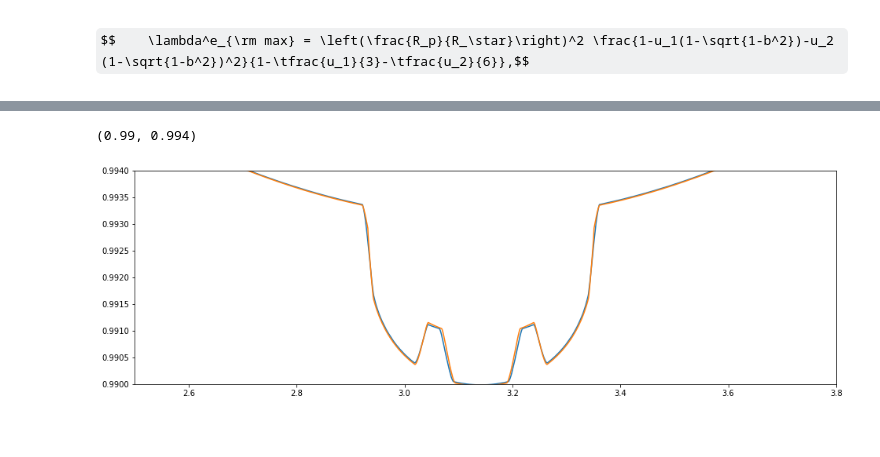
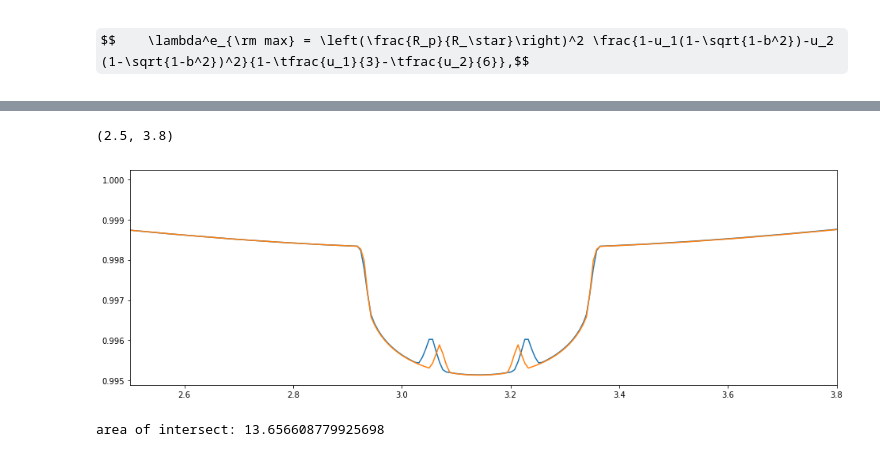
Before and after one commit to bmorris3/zeitsprung, a Jupyter notebook: fleck_transit.ipynb, the cells around one changed output, grey strips where cells are left out. Saved outputs shown, nothing was run; the diff lists cells and outputs as text; code cells hidden in the pictures; some formulas as TeX source.

```diff
--- a/fleck_transit.ipynb
+++ b/fleck_transit.ipynb
@@ -49,7 +52,7 @@ z = np.abs(d)
 from astropy.time import Time
 
 times = Time(np.linspace(0, 2*np.pi, n_rotations), format='jd')
-planet = Planet(per=2*np.pi, inc=90, a=15, t0=np.pi, rp=p, ecc=0, w=90, lam=0, b=0)
+planet = Planet(per=2*np.pi, inc=90, a=a_rs, t0=np.pi, rp=p, ecc=0, w=90, lam=0, b=0)
 star = Star(planet, rotation_period=2*np.pi, inc_stellar=90, spot_contrast=spot_contrast, u=u_ld, rho_s=0.038)
 stsp_spots = [Spot(spot_lats[0, 0], spot_lons[0, 0] + 180 * u.deg, spot_radii[0, 0]),
               Spot(spot_lats[1, 0], spot_lons[1, 0] - 180 * u.deg , spot_radii[1, 0])]
@@ -93,4 +91,7 @@ $0.93969262 \; \mathrm{}$
 # %%
+
+from matplotlib.collections import PatchCollection
+
 usr = UnitSphericalRepresentation(spot_lons, spot_lats)
 cartesian = usr.represent_as(CartesianRepresentation)
 rotate = rotation_matrix(angles[:, np.newaxis, np.newaxis], axis='z')
@@ -126,16 +127,35 @@ ld_factor = (1 - u_ld[0] * (1 - mu) - u_ld[1] * (1 - mu)**2 ) / (1 - u_ld[0]/3 -
 lambda_e = occult(z, p) * ld_factor
 
 spots = []
+plot_ellipses = True
+
+if plot_ellipses:
+    fig, ax = plt.subplots(figsize=(4,4))
+
+mid_transit_time = int(n_rotations/2)
+ax.set(xlim=[-1, 1], ylim=[-1, 1])
+planet = [create_ellipse([d[i], 0], [p, p]) for i in range(len(d))]
+
 for i in range(n_spots):
-    r_spot = np.ma.masked_array(np.hypot(0.64*d - tilted_spot_positions.y.value[:, i, 0],
-                                         tilted_spot_positions.z.value[:, i, 0]),
-                                mask=tilted_spot_positions.x.value[:, i, 0] < 0) / (spot_radii[i, :])
+        if tilted_spot_positions.x.value[mid_transit_time, i, 0] > 0:
 
-    lambda_e_spot = (1 - spot_contrast) * spot_radii[i, :]**2 * ld_factor.max() * occult(r_spot, p=p/spot_radii[i, :])
-    print(lambda_e_spot.min(), lambda_e_spot.max())
-    spots.append(lambda_e_spot.filled(0))
+            angle = np.arctan2(tilted_spot_positions.z.value[mid_transit_time, i, 0],
+                               tilted_spot_positions.y.value[mid_transit_time, i, 0])
 
-lambda_e -= np.max(spots, axis=0)
+            ellipse = create_ellipse([tilted_spot_positions.y.value[mid_transit_time, i, 0],
+                                      tilted_spot_positions.z.value[mid_transit_time, i, 0]],
+                                     [spot_radii[i, 0]*np.sqrt(1 - r_spot**2),
+                                      spot_radii[i, 0]], np.degrees(angle))
+            spots.append(ellipse)
+
+            if plot_ellipses:
+                x, y = ellipse.exterior.coords.xy
+                ax.fill(x, y)
+
+intersections = np.sum([[planet[i].intersection(spots[j]).area / p**2 / np.pi
+                         for i in range(len(planet))]
+                        for j in range(len(spots))], axis=0)
+lambda_e -= p**2 * (1 - spot_contrast) * intersections
 
 f_spots = np.pi * spot_radii**2 * (1 - spot_contrast) * ld * np.sqrt(1 - r**2)
 
@@ -151,13 +165,26 @@ plt.plot(spots[1]);
 # %%
 plt.figure(figsize=(16, 5))
 plt.plot(lc.times.jd, lc.fluxes)
-plt.plot(lc.times.jd, delta_f);
+plt.plot(lc.times.jd, delta_f)
 # plt.axhline(1 - p**2, ls='--')
 # plt.xlim([4500, 5500])
-# plt.ylim([0.96, 0.975])
+# plt.ylim([0.969, 0.975])
 plt.xlim([2.5, 3.8])
-plt.ylim([0.99, 0.994])
+# plt.ylim([0.99, 0.998])
 # plt.ylim([0.98, 0.9925])
 # %% [output]
-(0.99, 0.994)
+(2.5, 3.8)
-[figure, old version]
+[figure, new version]
+# %%
+
+
+ellipse1 = create_ellipse((0,0),(2,4),10)
+ellipse2 = create_ellipse((1,-1),(3,2),50)
+
+intersect = ellipse1.intersection(ellipse2)
+
+print('area of intersect:',intersect.area)
+
+plt.show()
+# %% [output]
+area of intersect: 13.656608779925698
```
Also changed, not shown: parts of 9 cells of this notebook.
